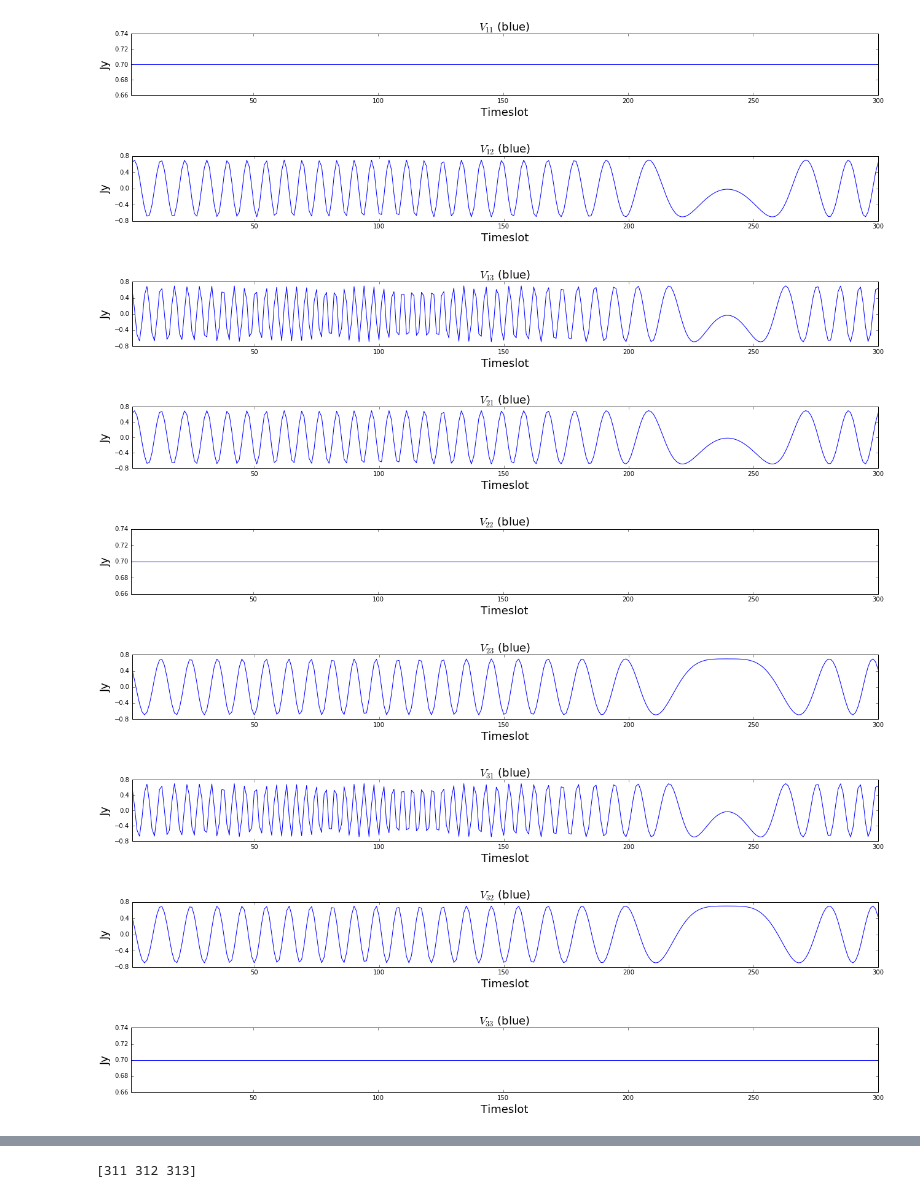
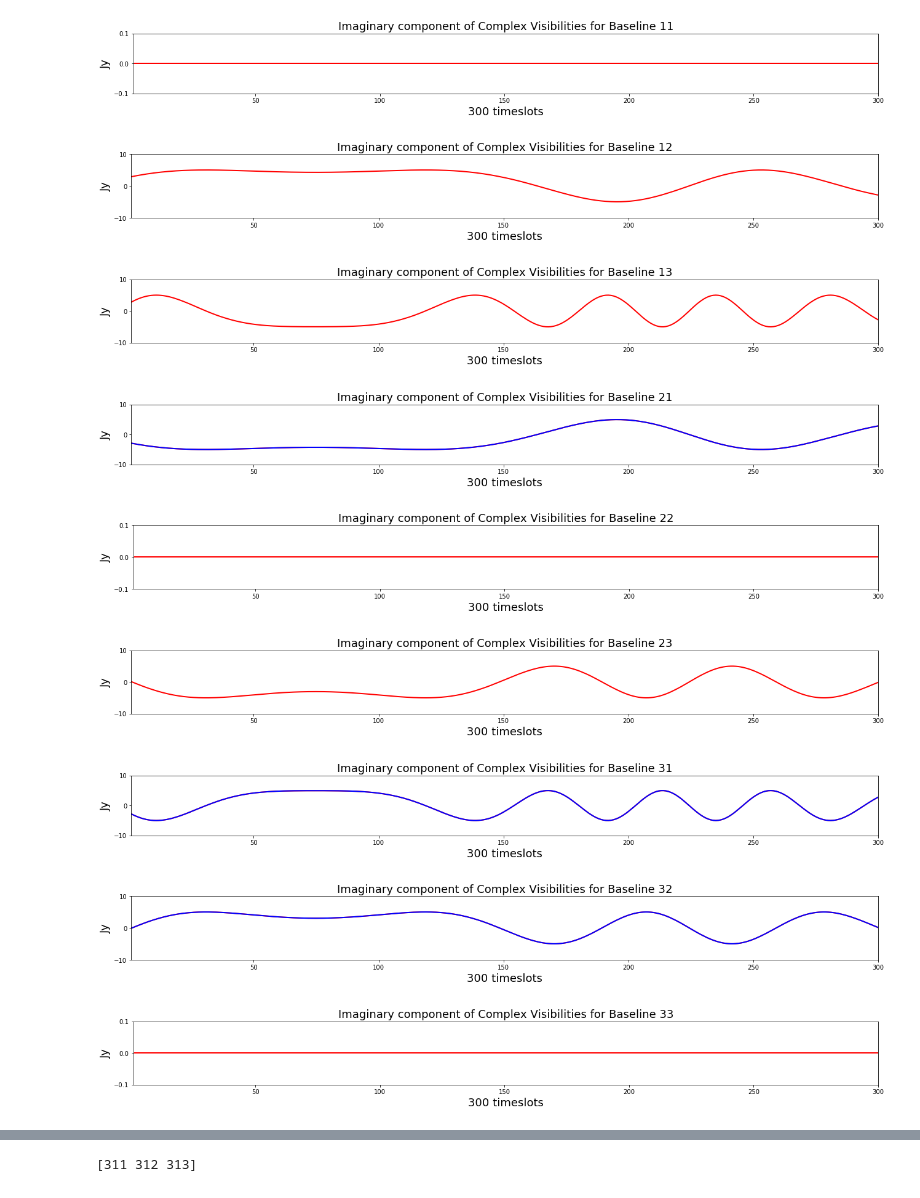
Before and after one commit to TiisQ/Honours-Project, a Jupyter notebook: Project_Simulator.ipynb, the cells around one changed output, grey strips where cells are left out. Saved outputs shown, nothing was run; the diff lists cells and outputs as text; code cells hidden in the pictures.

```diff
--- a/Project_Simulator.ipynb
+++ b/Project_Simulator.ipynb
@@ -9,7 +9,7 @@ plt.rcParams['figure.figsize'] = (18, 6)
 #Files are  'Array_Profile.txt', 'Field_Profile.txt'
 Array,Field= pp.getSParams('Array_Profile.txt', 'Field_Profile.txt')
 #formating: saving dictionary details into variables for immediate use string->numerics
-Amp,l,m,ut,vt,SNum,ArNum,arrayHxpos = pp.formatSParams('Array_Profile.txt', 'Field_Profile.txt', td= 300)
+Amp,l,m,ut,vt,arrayHxpos = pp.formatSParams('Array_Profile.txt', 'Field_Profile.txt', td= 300)
 print(Array)
 print(Field)
 # %% [output]
@@ -34,7 +39,9 @@ plt.show()
 # %%
 ## plotting the baselines with 600 time-divisions
-for k in range(ArNum):
-    for i in range(k,ArNum):
-        plt.plot(ut[k][i],vt[k][i],"r-.", ut[i][k],vt[i][k],"b-")
+for k in range(len(ut)):
+    for i in range(k,len(ut)):
+        plt.plot(ut[k][i],vt[k][i],"r-.", ut[i][k],vt[i][k],"b-", linewidth= 3.0)
+plt.title("UV-tracks of baselines of 3 antennas for 5 hours over 300 timeslots")
+plt.legend(["Forward baseline, pq","Bacward baseline, qp"])
 plt.show()
 # %% [output]
@@ -42,36 +92,40 @@ plt.show()
 # %%
 ## Visibility matrix:
 V= np.zeros(np.shape(ut),dtype= complex)
 
 timeslots = np.cumsum(np.ones((len(V[0,1,:]),)))
-plotdim= (ArNum*100+11)+np.arange(ArNum)
+plotdim= (len(ut)*100+11)+np.arange(len(ut))
 
-for k in range(ArNum):
+for k in range(len(ut)):
     fig = plt.figure()
-    for i in range(ArNum):
-        for n in range(SNum):
-            V[k][i]+= Amp[n]*np.exp(-2*np.pi*1j*(l[n]*ut[i][k]+m[n]*vt[i][k]))
+    for i in range(len(ut)):
+        for n in range(len(Amp)):
+            V[k][i]+= Amp[n]*np.exp(-2*np.pi*1j*(np.radians(l[n])*ut[i][k]+np.radians(m[n])*vt[i][k]))
 
     #Plotting Baseline ki
         ax = plt.subplot("%i"%plotdim[i])
-        ax.set_title("$V_{%i%i}$ (blue)"%(1+k,1+i), fontsize=18)
-        ax.plot(timeslots,V[k,i,:].real)
-        ax.set_xlabel("Timeslot", fontsize=18)
+        ax.set_title("Imaginary component of Complex Visibilities for Baseline %i%i"%(1+k,1+i), fontsize=18)
+        ax.plot(timeslots,V[k,i,:].imag, "r", linewidth=2)
+        if k> i:
+            ax.plot(timeslots,V[k,i,:].imag, "b", linewidth=2)
+
+        ax.set_xlabel("300 timeslots", fontsize=18)
         ax.set_ylabel("Jy", fontsize=18)
         ax.set_xlim([1,len(V[k,i,:])])
+        #ax.legend(["Real component","Imaginary component"],loc='upper right')
         y_t = ax.get_yticks()
         y_t = y_t[::2]
         ax.set_yticks(y_t)
 
         plt.tight_layout()
         plt.show()
 # %% [output]
-[figure, old version]
+[figure, new version]
-[figure, old version]
+[figure, new version]
-[figure, old version]
+[figure, new version]
-[figure, old version]
+[figure, new version]
-[figure, old version]
+[figure, new version]
-[figure, old version]
+[figure, new version]
-[figure, old version]
+[figure, new version]
-[figure, old version]
+[figure, new version]
-[figure, old version]
+[figure, new version]
```
Also changed, not shown: parts of 7 cells of this notebook, 12 other files.
